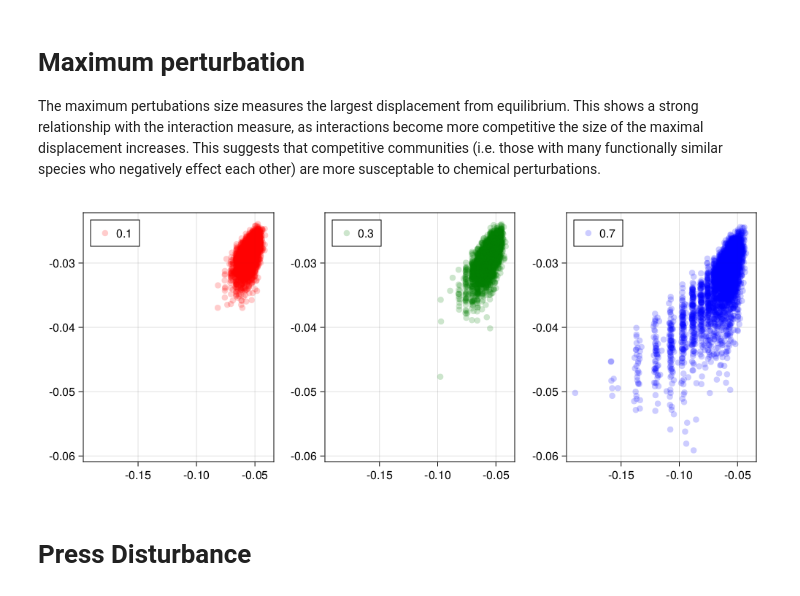
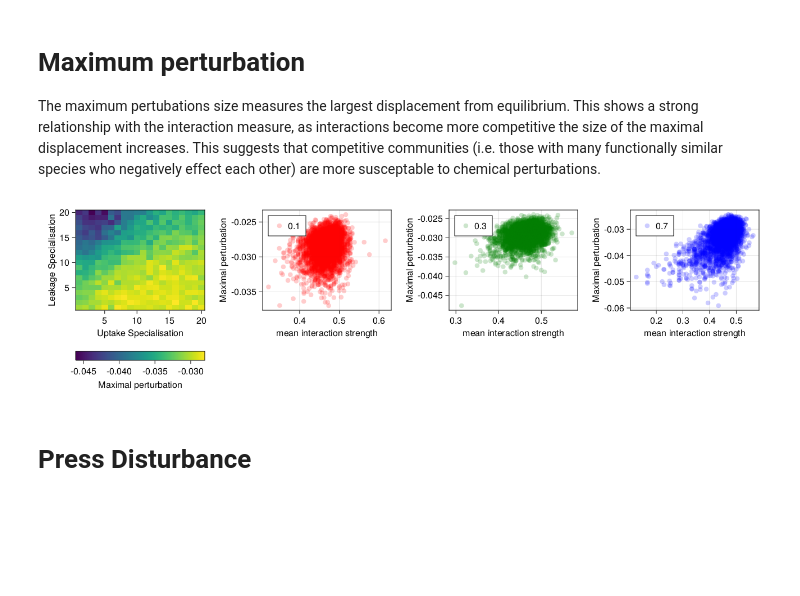
Before and after one commit to CleggTom/chemicalstressors, a Jupyter notebook: notebooks/detox_stress_model.ipynb, the cells around one changed output. Saved outputs shown, nothing was run; the diff lists cells and outputs as text; code cells hidden in the pictures; blank space fills up the shorter version.

```diff
--- a/notebooks/detox_stress_model.ipynb
+++ b/notebooks/detox_stress_model.ipynb
@@ -172,3 +187,24 @@ s_vec = 10 .^ range(0, 2, length = N_u)
 mean_no_diag(A) = (sum(A) - sum(A[diagind(A)])) / (prod(size(A) .- [0, 1]))
 # %% [output]
 mean_no_diag (generic function with 1 method)
+# %%
+function proportion_pos(A)
+    n_pos = sum(A .> 0.0) - size(A)[1]
+    n_neg = sum(A .< 0.0)
+    return(n_pos / (n_pos + n_neg))
+end
+
+function sum_neg(A)
+    sum(A[A .< 0.0])
+end
+
+function sum_pos(A)
+    sum(A[A .> 0.0]) - size(A)[1]
+end
+
+a_mean = mean_no_diag.(analysis["a_mat"])
+prop_pos = proportion_pos.(analysis["a_mat"]);
+sum_neg_ = sum_neg.(analysis["a_mat"])
+sum_pos_ = sum_pos.(analysis["a_mat"])
+
+scatter(a_mean[:], sum_pos_[:])
@@ -246,8 +256,0 @@ f
-# %%
-r["J"][1]
-
-i = vcat( findall(r["mass"][1][1:25] .> eps()), 26:50)
-
-
-λvecs = map(x -> x.re, eigvecs(r["J"][1]))
-heatmap(λvecs, colormap = :seismic)
@@ -267,30 +260,36 @@ analysis["Rinf"][1]
 The maximum pertubations size measures the largest displacement from equilibrium. This shows a strong relationship with the interaction measure, as interactions become more competitive the size of the maximal displacement increases. This suggests that competitive communities (i.e. those with many functionally similar species who negatively effect each other) are more susceptable to chemical perturbations.
 # %%
 max_p = map(x -> x[1], analysis["max_p"])
+R = mean(max_p[:,:,:,3,1],dims=(1))[1,:,:]
 
-f = Figure(resolution = (1000,400))
-ax = [Axis(f[1,i]) for i = 1:3]
+f = Figure(resolution = (1300,350))
+
+ax = Axis(f[1,1], xlabel = "Uptake Specialisation", ylabel = "Leakage Specialisation")
+heatmap!(ax,R, colormap = :viridis)
+
+Colorbar(f[2,1], colormap = :viridis, vertical = false, flipaxis = false, label = "Maximal perturbation", limits = extrema(R))
+
+ax = [Axis(f[1,i + 1], ylabel = "Maximal perturbation", xlabel = "mean interaction strength") for i = 1:3]
 res = zeros(20,3)
 
 c = ["red","green","blue"]
 
 
 ρ = 1
 
 # #rescale rates
 for l = 1:3
         R = max_p[:,:,:,l,ρ][:]
-        a = a_mean[:,:,:,l,ρ][:]
+        a = prop_pos[:,:,:,l,ρ][:]
         indxR = findall(R .== R)
         scatter!(ax[l], (a[indxR]), R[indxR], label = string(λ_vec[l]), color = (c[l],0.2))
 end
 
 axislegend.(ax, position = :lt)
-linkaxes!(ax...)
 
 f
 # %% [output]
-[figure, old version]
+[figure, new version]
 # %% [markdown]
 # Press Disturbance
 # %%
```
Also changed, not shown: parts of 61 cells of this notebook, 3 other files.
